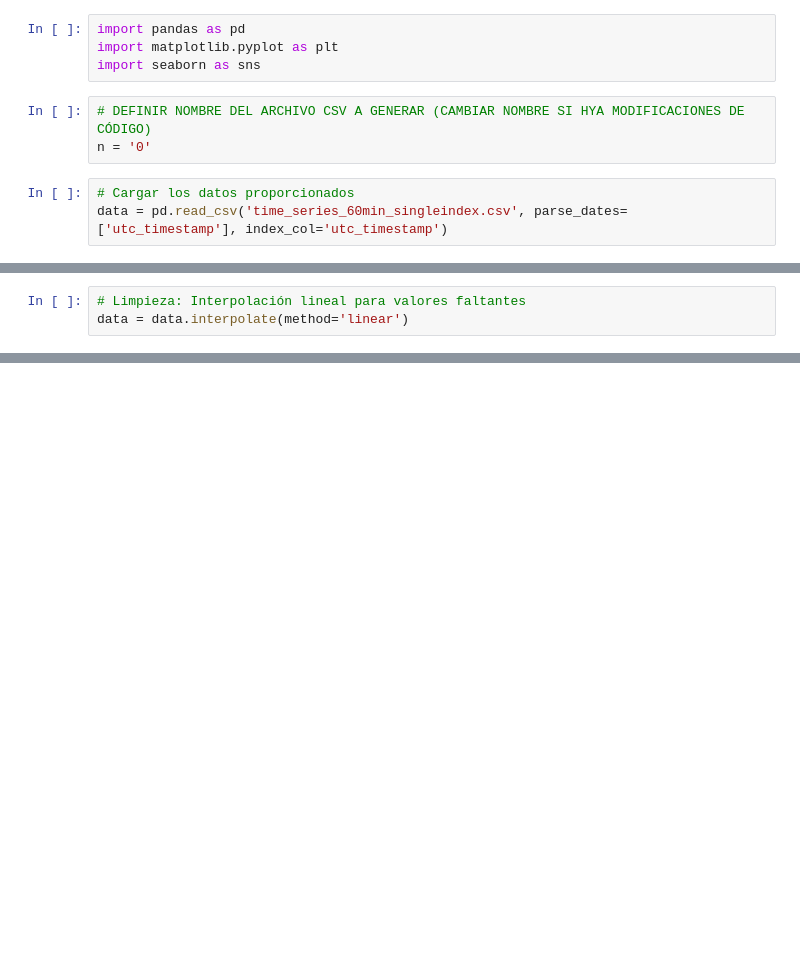
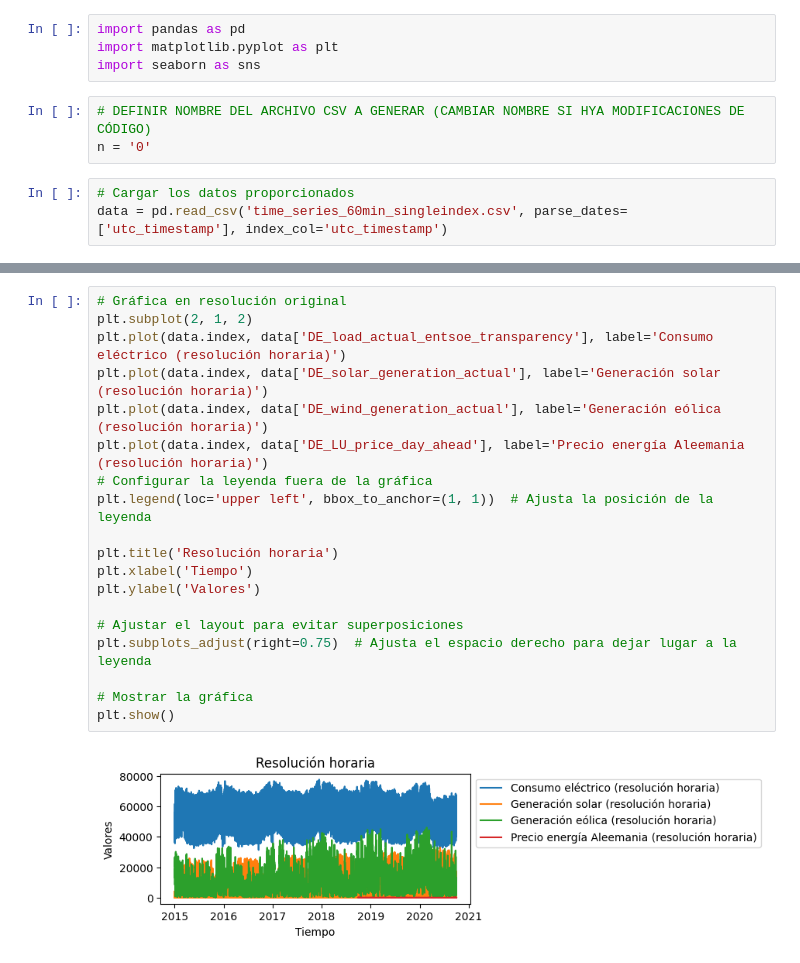
Before and after one commit to spectrox0/master-tfm, a Jupyter notebook: src/notebooks/Data_processing/Data_processing.ipynb, the cells around one changed output, grey strips where cells are left out. Drawn from its saved outputs; the diff is of its cells as text; blank space fills up the shorter version.

```diff
--- a/src/notebooks/Data_processing/Data_processing.ipynb
+++ b/src/notebooks/Data_processing/Data_processing.ipynb
@@ -49,3 +115,0 @@ plt.show()
-# %%
-# Limpieza: Interpolación lineal para valores faltantes
-data = data.interpolate(method='linear')
@@ -51,0 +152,21 @@ data = data.interpolate(method='linear')
+# %%
+# Gráfica en resolución original
+plt.subplot(2, 1, 2)
+plt.plot(data.index, data['DE_load_actual_entsoe_transparency'], label='Consumo eléctrico (resolución horaria)')
+plt.plot(data.index, data['DE_solar_generation_actual'], label='Generación solar (resolución horaria)')
+plt.plot(data.index, data['DE_wind_generation_actual'], label='Generación eólica (resolución horaria)')
+plt.plot(data.index, data['DE_LU_price_day_ahead'], label='Precio energía Aleemania (resolución horaria)')
+# Configurar la leyenda fuera de la gráfica
+plt.legend(loc='upper left', bbox_to_anchor=(1, 1))  # Ajusta la posición de la leyenda
+
+plt.title('Resolución horaria')
+plt.xlabel('Tiempo')
+plt.ylabel('Valores')
+
+# Ajustar el layout para evitar superposiciones
+plt.subplots_adjust(right=0.75)  # Ajusta el espacio derecho para dejar lugar a la leyenda
+
+# Mostrar la gráfica
+plt.show()
+# %% [output]
+[figure, added]
```
Also changed, not shown: parts of 28 cells of this notebook, 1 other file.
